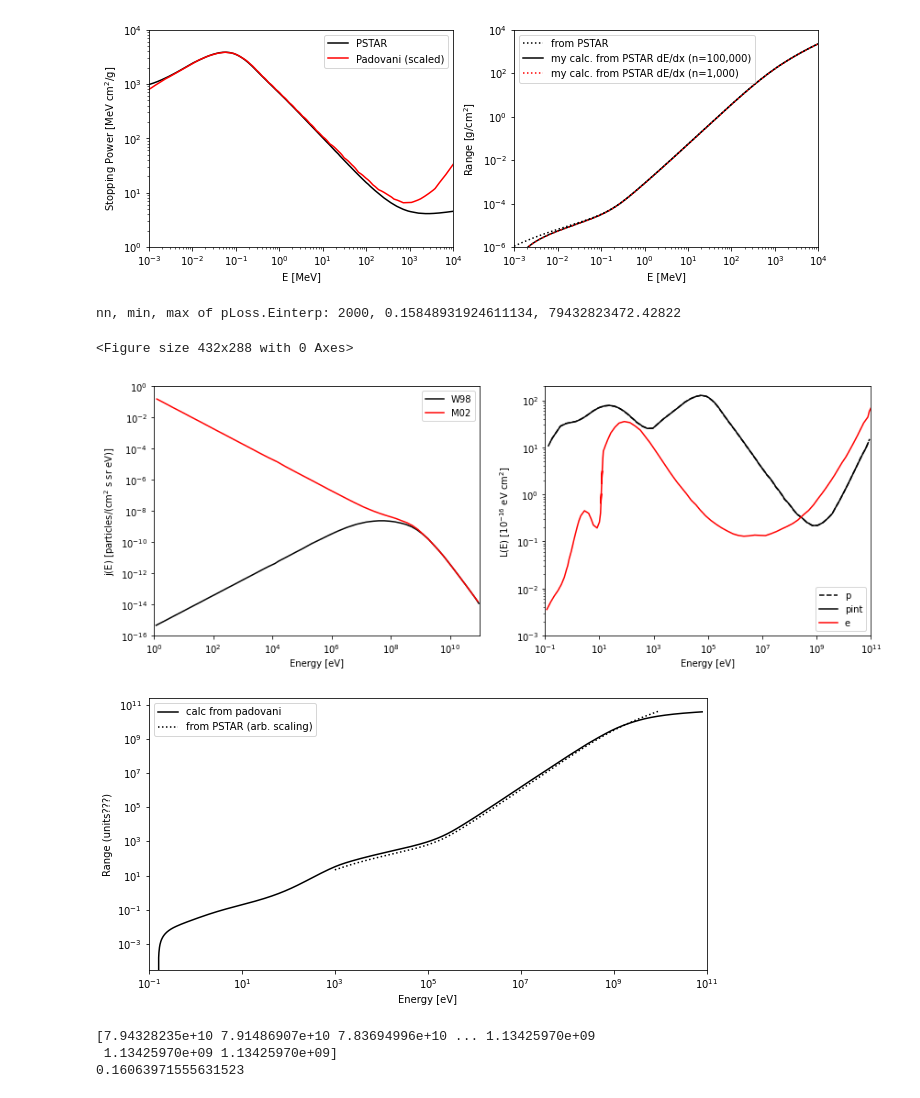
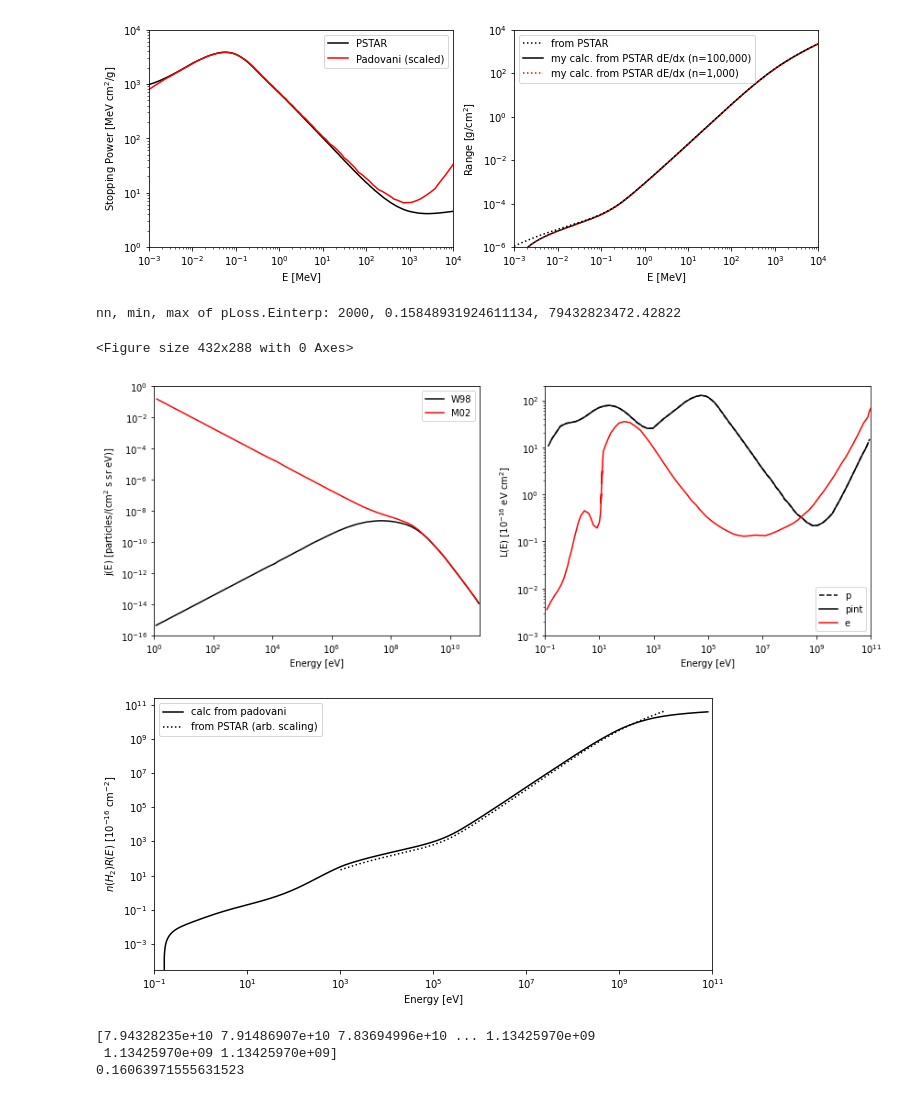
Before and after one commit to jbattat/reproduce_padovani, a Jupyter notebook: cr_spectrum.ipynb, the cells around one changed output. Drawn from its saved outputs; the diff is of its cells as text; code cells hidden in the pictures.

Commit message:
units of "range"

```diff
--- a/cr_spectrum.ipynb
+++ b/cr_spectrum.ipynb
@@ -131,35 +128,35 @@ plt.savefig(fout.replace(".pdf",".png"))
 #.   this tells us what the starting energy E0 is for a given ending energy E
 # Once you know the E0 <--> E mapping, you can compute j(E,N) from j(E0,0) and L(E0)/L(E)
 
 print(f'nn, min, max of pLoss.Einterp: {len(pLoss.Einterp)}, {min(pLoss.Einterp)}, {max(pLoss.Einterp)}')
 
 RR = rangeOfE(pLoss.Einterp, pLoss.Linterp)
 
 # Compute level contours of N(H2)/n(H2) =  R(E0)-R(E)
 
 E0, EE = np.meshgrid(pLoss.Einterp[1:], pLoss.Einterp[1:])
 
 R0, RE = np.meshgrid(RR, RR)
 NN = R0-RE
 
 plotPadovaniFigs(w98, m02, pLoss, eLoss)
 
 # Visualize the Range vs. Energy data...
 fig2, axs2 = plt.subplots(figsize=(10,5))
 axs2.loglog(pLoss.Einterp[1:], RR, 'k-', label='calc from padovani')
 axs2.loglog(pstar.E*1e6, pstar.range*2e7, 'k:', label='from PSTAR (arb. scaling)')
 axs2.set_xlabel("Energy [eV]")
-axs2.set_ylabel("Range (units???)")
+axs2.set_ylabel("$n(H_2) R(E)$ [$10^{-16}$ cm$^{-2}$]")
 axs2.set_xlim(1e-1,1e11)
 axs2.legend()
 fout = 'out/rangePadovani.pdf'
 plt.savefig(fout)
 plt.savefig(fout.replace(".pdf",".png"))
 # %% [output]
 nn, min, max of pLoss.Einterp: 2000, 0.15848931924611134, 79432823472.42822
 <Figure size 432x288 with 0 Axes>
 [figure]
-[figure, old version]
+[figure, new version]
 # %%
 # VISUALIZE N(H2) CONTOURS
 fig3, axs3 = plt.subplots(1, 2, figsize=(15,6))
```
Also changed, not shown: parts of 1 cell of this notebook, 1 other file.
